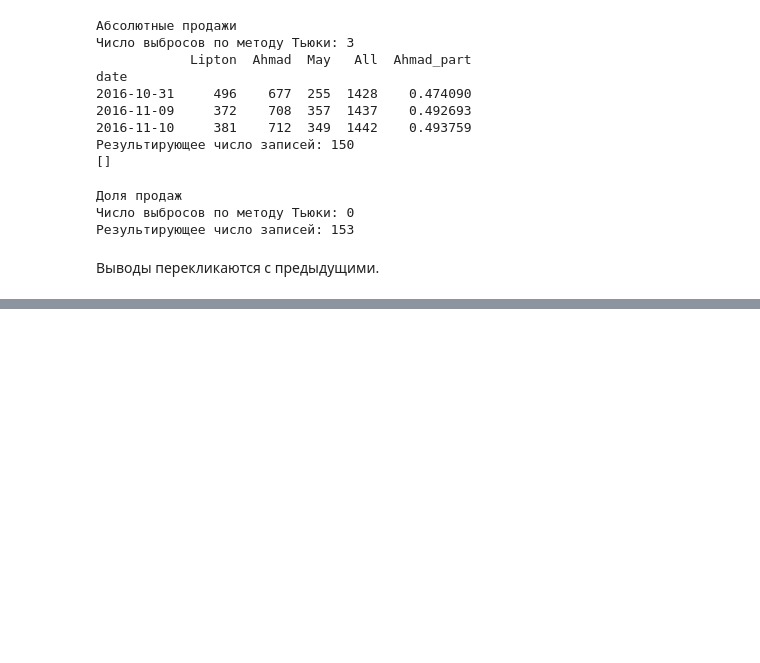
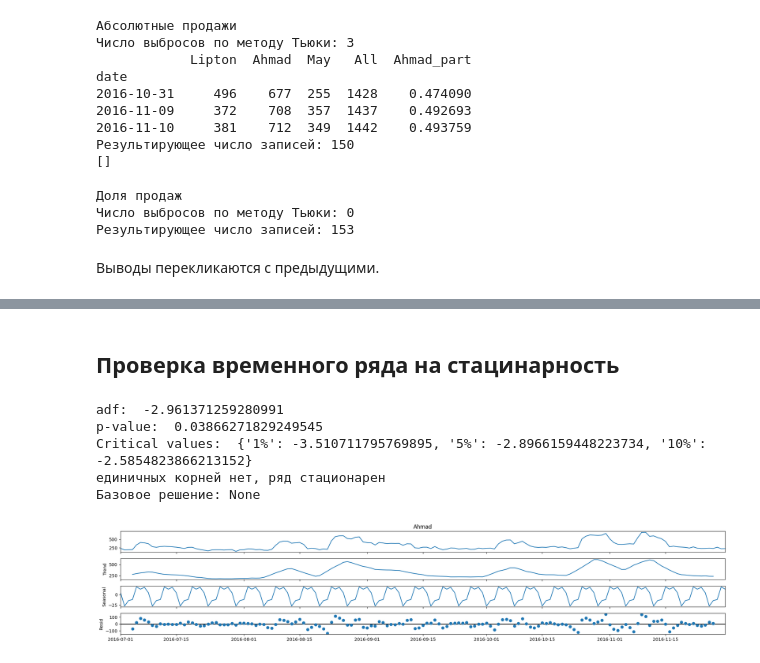
Before and after one commit to PavelNovikov888/Anomaly_Detection, a Jupyter notebook: Проект_Детектирование_аномалий.ipynb, the cells around one changed output, grey strips where cells are left out. Saved outputs shown, nothing was run; the diff lists cells and outputs as text; code cells hidden in the pictures; blank space fills up the shorter version.

```diff
--- a/Проект_Детектирование_аномалий.ipynb
+++ b/Проект_Детектирование_аномалий.ipynb
@@ -502,0 +558,2 @@ for brand in list_brand:
+# %% [markdown]
+## Проверка временного ряда на стацинарность
@@ -502,0 +574,20 @@ for brand in list_brand:
+# %%
+y_train = df_pivot.loc[:'2016-09-24','Ahmad']
+y_test = df_pivot.loc['2016-09-25':,'Ahmad']
+print(f'Базовое решение: {stat_test(y_train)}')
+# %% [output]
+adf:  -2.961371259280991
+p-value:  0.03866271829249545
+Critical values:  {'1%': -3.510711795769895, '5%': -2.8966159448223734, '10%': -2.5854823866213152}
+единичных корней нет, ряд стационарен
+Базовое решение: None
+# %%
+
+#импортируем библиотеку
+from statsmodels.tsa.seasonal import seasonal_decompose
+#производим декомпозицию временного ряда
+decomposition = seasonal_decompose(df_pivot['Ahmad'])
+fig = decomposition.plot()
+plt.show()
+# %% [output]
+[figure, added]
```
Also changed, not shown: parts of 25 cells of this notebook.
